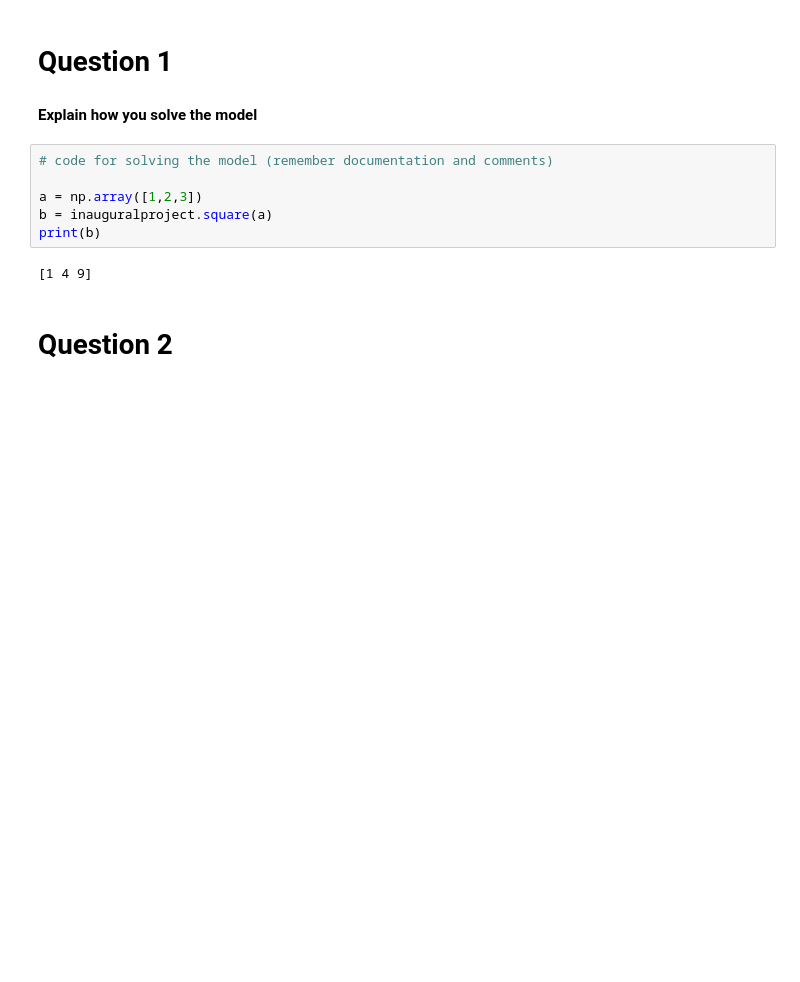
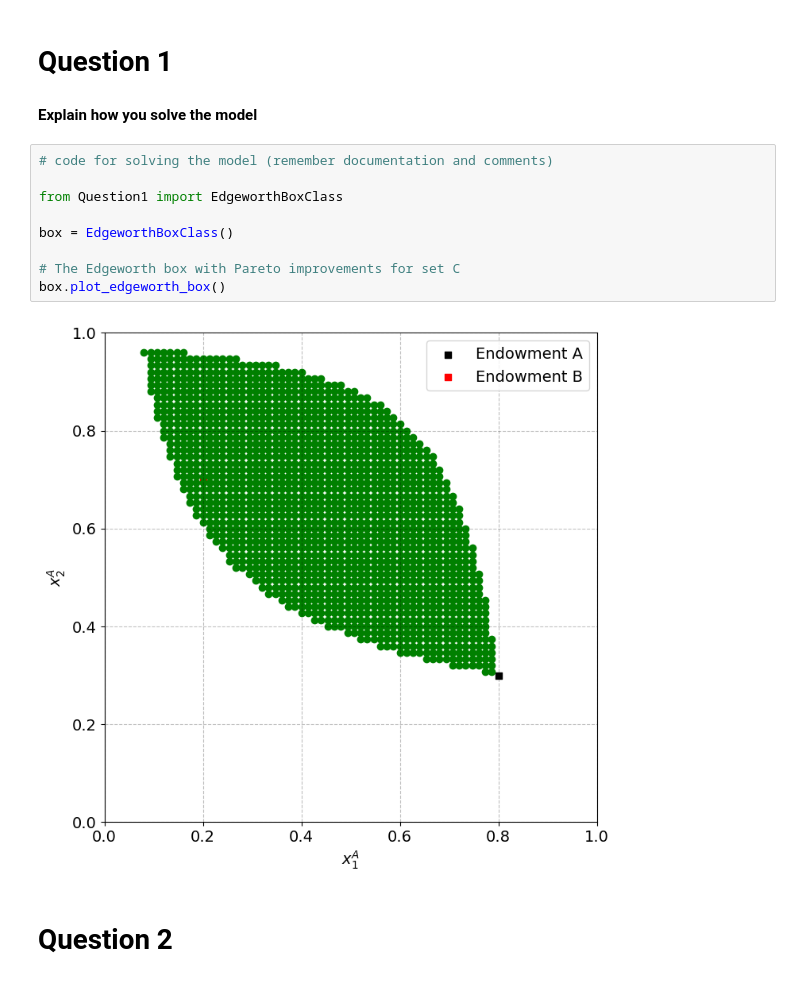
Before and after one commit to NumEconCopenhagen/projects-2024-sheng-og-anton, a Jupyter notebook: inauguralproject/inauguralproject.ipynb, the cells around one changed output. Cells and saved outputs as stored; diff of their text form; blank space fills up the shorter version.

```diff
--- a/inauguralproject/inauguralproject.ipynb
+++ b/inauguralproject/inauguralproject.ipynb
@@ -76,14 +38,17 @@ ax_A.legend(frameon=True,loc='upper right',bbox_to_anchor=(1.6,1.0));
 # Question 1
 # %% [markdown]
 **Explain how you solve the model**
-# %%
-# code for solving the model (remember documentation and comments)
-
-a = np.array([1,2,3])
-b = inauguralproject.square(a)
-print(b)
-# %% [output]
-[1 4 9]
+# %%
+# code for solving the model (remember documentation and comments)
+
+from Question1 import EdgeworthBoxClass
+
+box = EdgeworthBoxClass()
+
+# The Edgeworth box with Pareto improvements for set C
+box.plot_edgeworth_box()
+# %% [output]
+[figure, added]
 # %% [markdown]
 # Question 2
 # %% [markdown]
```
Also changed, not shown: parts of 5 cells of this notebook, 1 other file.
